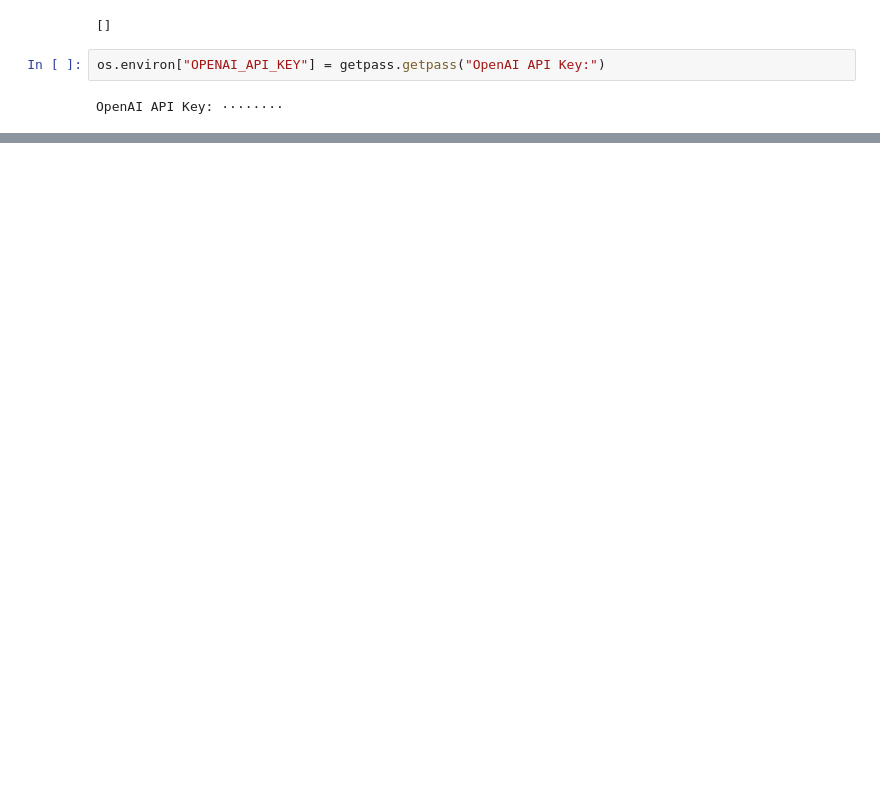
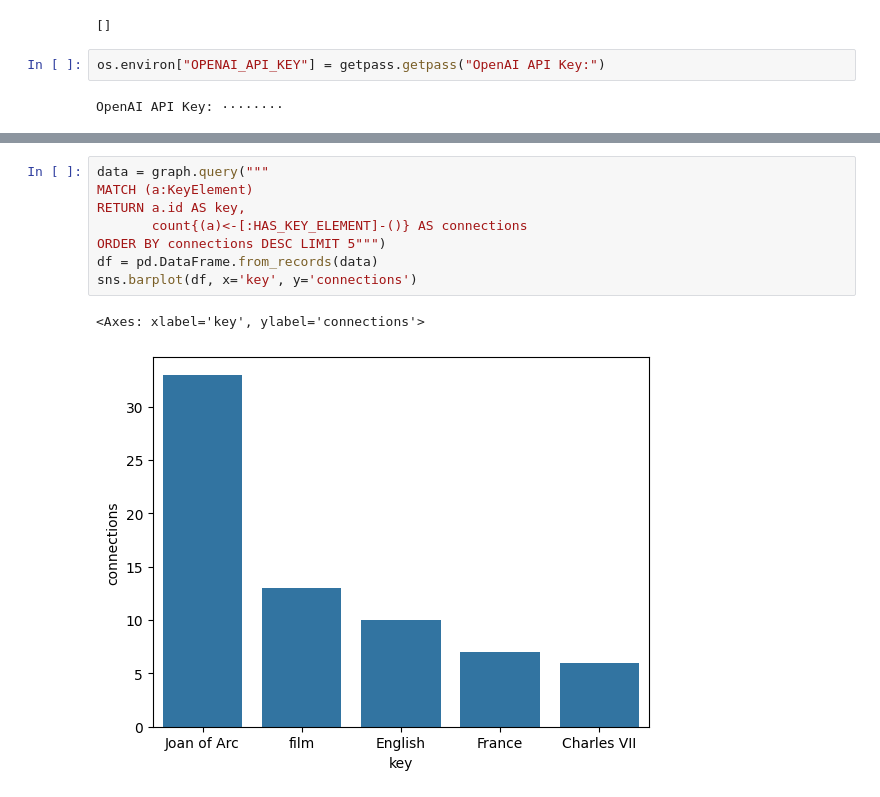
Before and after one commit to tomasonjo/blogs, a Jupyter notebook: graphreader/graphreader_import.ipynb, the cells around one changed output, grey strips where cells are left out. Drawn from its saved outputs; the diff is of its cells as text; blank space fills up the shorter version.

```diff
--- a/graphreader/graphreader_import.ipynb
+++ b/graphreader/graphreader_import.ipynb
@@ -149,0 +191,11 @@ Finished import at: 0:00:09.955560
+# %%
+data = graph.query("""
+MATCH (a:KeyElement)
+RETURN a.id AS key,
+       count{(a)<-[:HAS_KEY_ELEMENT]-()} AS connections
+ORDER BY connections DESC LIMIT 5""")
+df = pd.DataFrame.from_records(data)
+sns.barplot(df, x='key', y='connections')
+# %% [output]
+<Axes: xlabel='key', ylabel='connections'>
+[figure, added]
```
Also changed, not shown: parts of 9 cells of this notebook.
